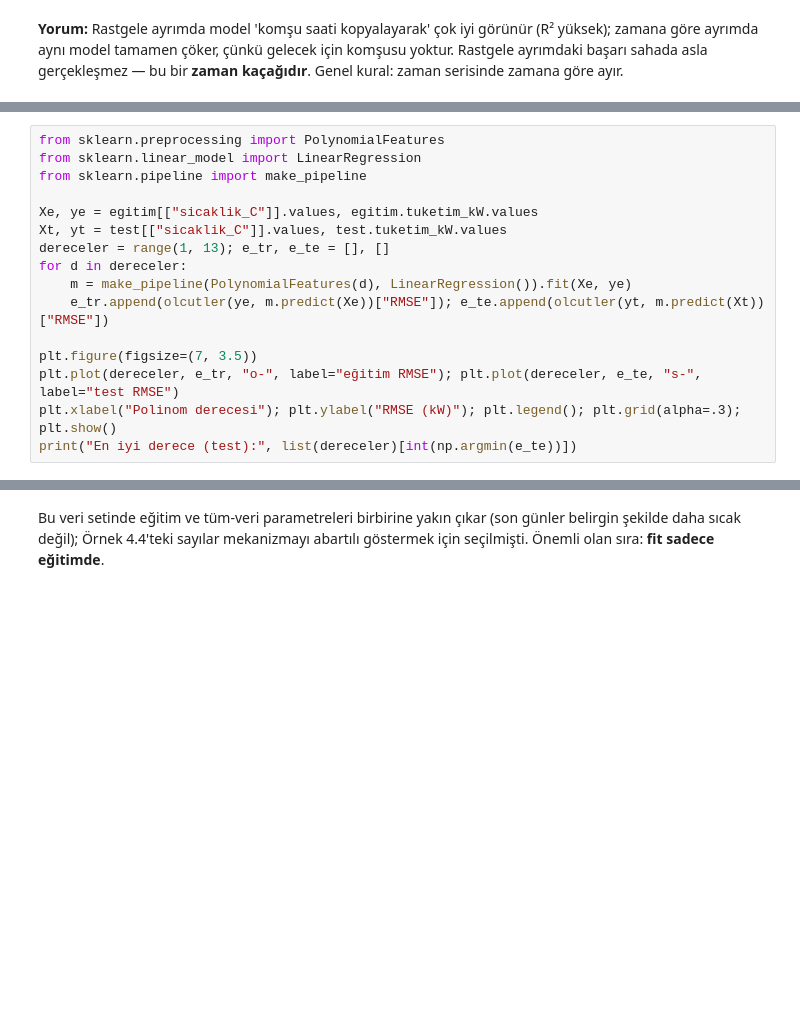
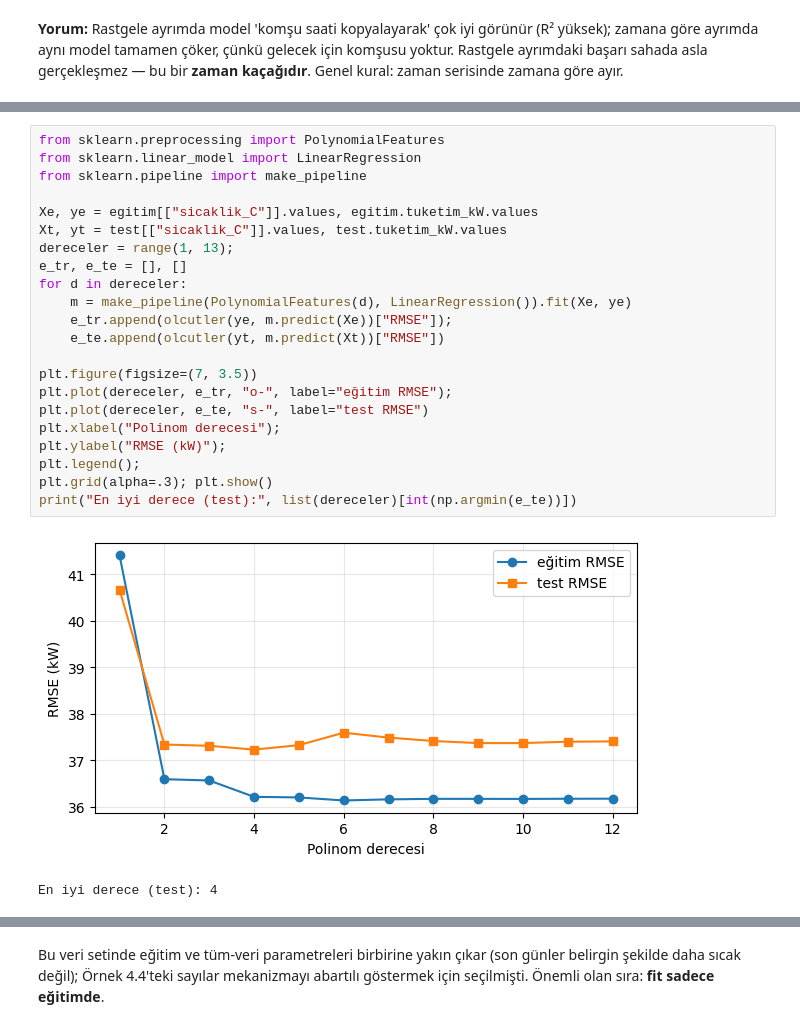
Before and after one commit to SevdanurGENC/Fundamentals-of-Artificial-Intelligence-EEE-Lecture-Notes, a Jupyter notebook: Codes/Hafta04_MO_Temel_Kavramlar.ipynb, the cells around one changed output, grey strips where cells are left out. Drawn from its saved outputs; the diff is of its cells as text; blank space fills up the shorter version.

```diff
--- a/Codes/Hafta04_MO_Temel_Kavramlar.ipynb
+++ b/Codes/Hafta04_MO_Temel_Kavramlar.ipynb
@@ -81,19 +113,28 @@ Sıcaklık → tüketim ilişkisine 1'den 12'ye polinomlar uyduralım; eğitim v
 # %%
 from sklearn.preprocessing import PolynomialFeatures
 from sklearn.linear_model import LinearRegression
 from sklearn.pipeline import make_pipeline
 
 Xe, ye = egitim[["sicaklik_C"]].values, egitim.tuketim_kW.values
 Xt, yt = test[["sicaklik_C"]].values, test.tuketim_kW.values
-dereceler = range(1, 13); e_tr, e_te = [], []
+dereceler = range(1, 13);
+e_tr, e_te = [], []
 for d in dereceler:
     m = make_pipeline(PolynomialFeatures(d), LinearRegression()).fit(Xe, ye)
-    e_tr.append(olcutler(ye, m.predict(Xe))["RMSE"]); e_te.append(olcutler(yt, m.predict(Xt))["RMSE"])
+    e_tr.append(olcutler(ye, m.predict(Xe))["RMSE"]);
+    e_te.append(olcutler(yt, m.predict(Xt))["RMSE"])
 
 plt.figure(figsize=(7, 3.5))
-plt.plot(dereceler, e_tr, "o-", label="eğitim RMSE"); plt.plot(dereceler, e_te, "s-", label="test RMSE")
-plt.xlabel("Polinom derecesi"); plt.ylabel("RMSE (kW)"); plt.legend(); plt.grid(alpha=.3); plt.show()
+plt.plot(dereceler, e_tr, "o-", label="eğitim RMSE");
+plt.plot(dereceler, e_te, "s-", label="test RMSE")
+plt.xlabel("Polinom derecesi");
+plt.ylabel("RMSE (kW)");
+plt.legend();
+plt.grid(alpha=.3); plt.show()
 print("En iyi derece (test):", list(dereceler)[int(np.argmin(e_te))])
+# %% [output]
+[figure, added]
+En iyi derece (test): 4
 # %%
 # Uydurulan eğrileri görelim
 xx = np.linspace(df.sicaklik_C.min(), df.sicaklik_C.max(), 200)[:, None]
```
Also changed, not shown: parts of 13 cells of this notebook.
